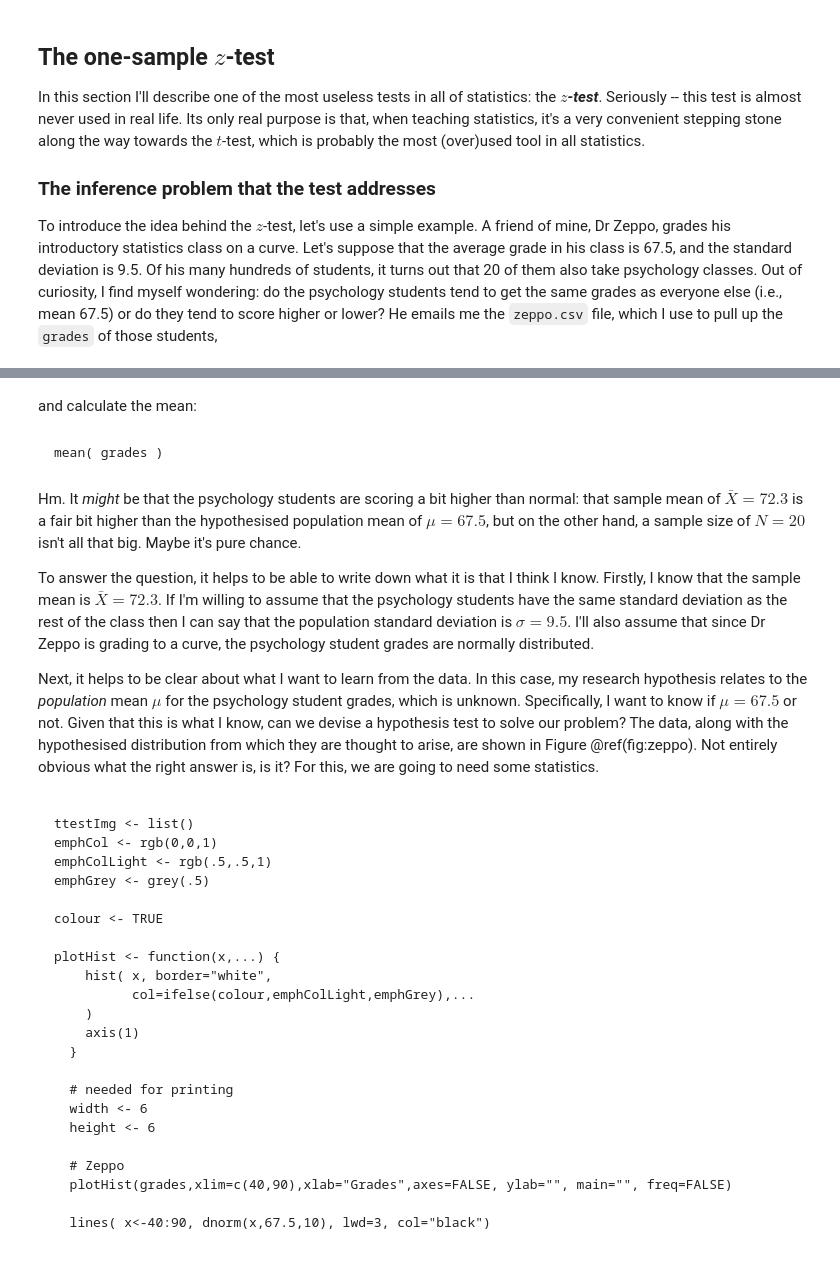
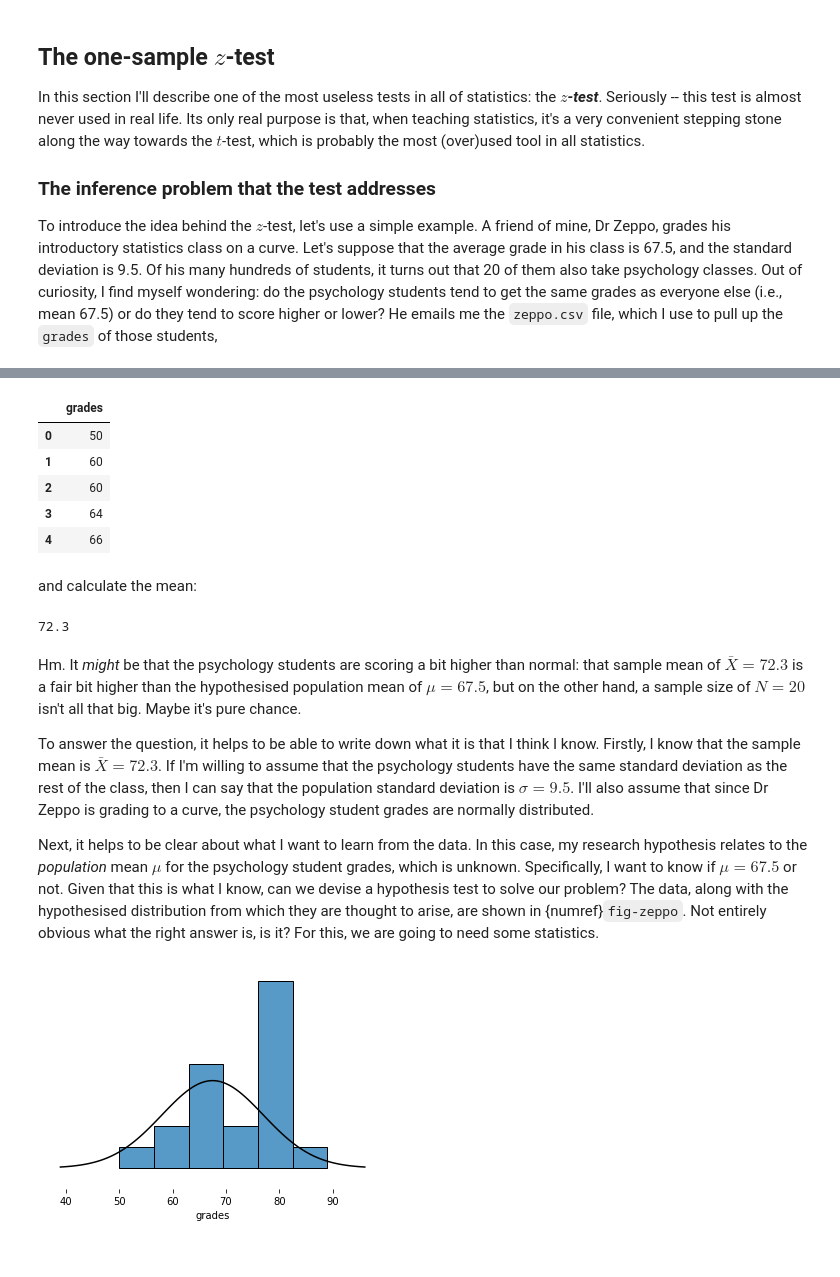
Before and after one commit to ethanweed/pythonbook, a Jupyter notebook: Book/_build/html/_sources/05.02-ttest.ipynb, the cells around one changed output, grey strips where cells are left out. Cells and saved outputs as stored; diff of their text form; code cells hidden in the pictures.

Commit message:
added harpo data

````diff
--- a/Book/_build/html/_sources/05.02-ttest.ipynb
+++ b/Book/_build/html/_sources/05.02-ttest.ipynb
@@ -24,39 +17,24 @@ print( grades )
+# %%
+import pandas as pd
+df = pd.read_csv("https://raw.githubusercontent.com/ethanweed/pythonbook/main/Data/zeppo.csv")
+df.head()
+# %% [output]
+|  | grades |
+| 0 | 50 |
+| 1 | 60 |
+| 2 | 60 |
+| 3 | 64 |
+| 4 | 66 |
 # %% [markdown]
 and calculate the mean:
-# %% [markdown]
-```{r}
-mean( grades )
-```
+# %%
+import statistics
+statistics.mean(df['grades'])
+# %% [output]
+72.3
 # %% [markdown]
 Hm. It *might* be that the psychology students are scoring a bit higher than normal: that sample mean of $\bar{X} = 72.3$ is a fair bit higher than the hypothesised population mean of $\mu = 67.5$, but on the other hand, a sample size of $N = 20$ isn't all that big. Maybe it's pure chance.
 
-To answer the question, it helps to be able to write down what it is that I think I know. Firstly, I know that the sample mean is $\bar{X} = 72.3$. If I'm willing to assume that the psychology students have the same standard deviation as the rest of the class then I can say that the population standard deviation is $\sigma = 9.5$. I'll also assume that since Dr Zeppo is grading to a curve, the psychology student grades are normally distributed.
+To answer the question, it helps to be able to write down what it is that I think I know. Firstly, I know that the sample mean is $\bar{X} = 72.3$. If I'm willing to assume that the psychology students have the same standard deviation as the rest of the class, then I can say that the population standard deviation is $\sigma = 9.5$. I'll also assume that since Dr Zeppo is grading to a curve, the psychology student grades are normally distributed.
 
-Next, it helps to be clear about what I want to learn from the data. In this case, my research hypothesis relates to the *population* mean $\mu$ for the psychology student grades, which is unknown. Specifically, I want to know if $\mu = 67.5$ or not. Given that this is what I know, can we devise a hypothesis test to solve our problem? The data, along with the hypothesised distribution from which they are thought to arise, are shown in Figure \@ref(fig:zeppo). Not entirely obvious what the right answer is, is it? For this, we are going to need some statistics.
-
-```{r zeppo, fig.cap="The theoretical distribution (solid line) from which the psychology student grades (grey bars) are supposed to have been generated.", echo=FALSE}
-
-ttestImg <- list()
-emphCol <- rgb(0,0,1)
-emphColLight <- rgb(.5,.5,1)
-emphGrey <- grey(.5)
-
-colour <- TRUE
-
-plotHist <- function(x,...) {
-    hist( x, border="white",
-          col=ifelse(colour,emphColLight,emphGrey),...
-    )
-    axis(1)
-  }
-
-  # needed for printing
-  width <- 6
-  height <- 6
-
-  # Zeppo
-  plotHist(grades,xlim=c(40,90),xlab="Grades",axes=FALSE, ylab="", main="", freq=FALSE)
-
-  lines( x<-40:90, dnorm(x,67.5,10), lwd=3, col="black")
-
-```
+Next, it helps to be clear about what I want to learn from the data. In this case, my research hypothesis relates to the *population* mean $\mu$ for the psychology student grades, which is unknown. Specifically, I want to know if $\mu = 67.5$ or not. Given that this is what I know, can we devise a hypothesis test to solve our problem? The data, along with the hypothesised distribution from which they are thought to arise, are shown in {numref}`fig-zeppo`. Not entirely obvious what the right answer is, is it? For this, we are going to need some statistics.
@@ -1386,0 +41,26 @@ wilcox.test( x = happiness$after,
+# %%
+from myst_nb import glue
+import matplotlib.pyplot as plt
+import numpy as np
+import seaborn as sns
+import scipy.stats as stats
+
+mu = 67.5
+sigma = 9.5
+x = np.linspace(mu - 3*sigma, mu + 3*sigma, 100)
+y = 100* stats.norm.pdf(x, mu, sigma)
+
+fig, ax = plt.subplots()
+ax1 = sns.histplot(df['grades'])
+
+ax2 = sns.lineplot(x=x,y=y, color='black')
+
+plt.ylim(bottom=-1)
+
+ax1.set_frame_on(False)
+ax1.axes.get_yaxis().set_visible(False)
+
+
+glue("zeppo-fig", ax, display=False)
+# %% [output]
+[figure, added]
````
Also changed, not shown: parts of 38 cells of this notebook, 46 other files.
